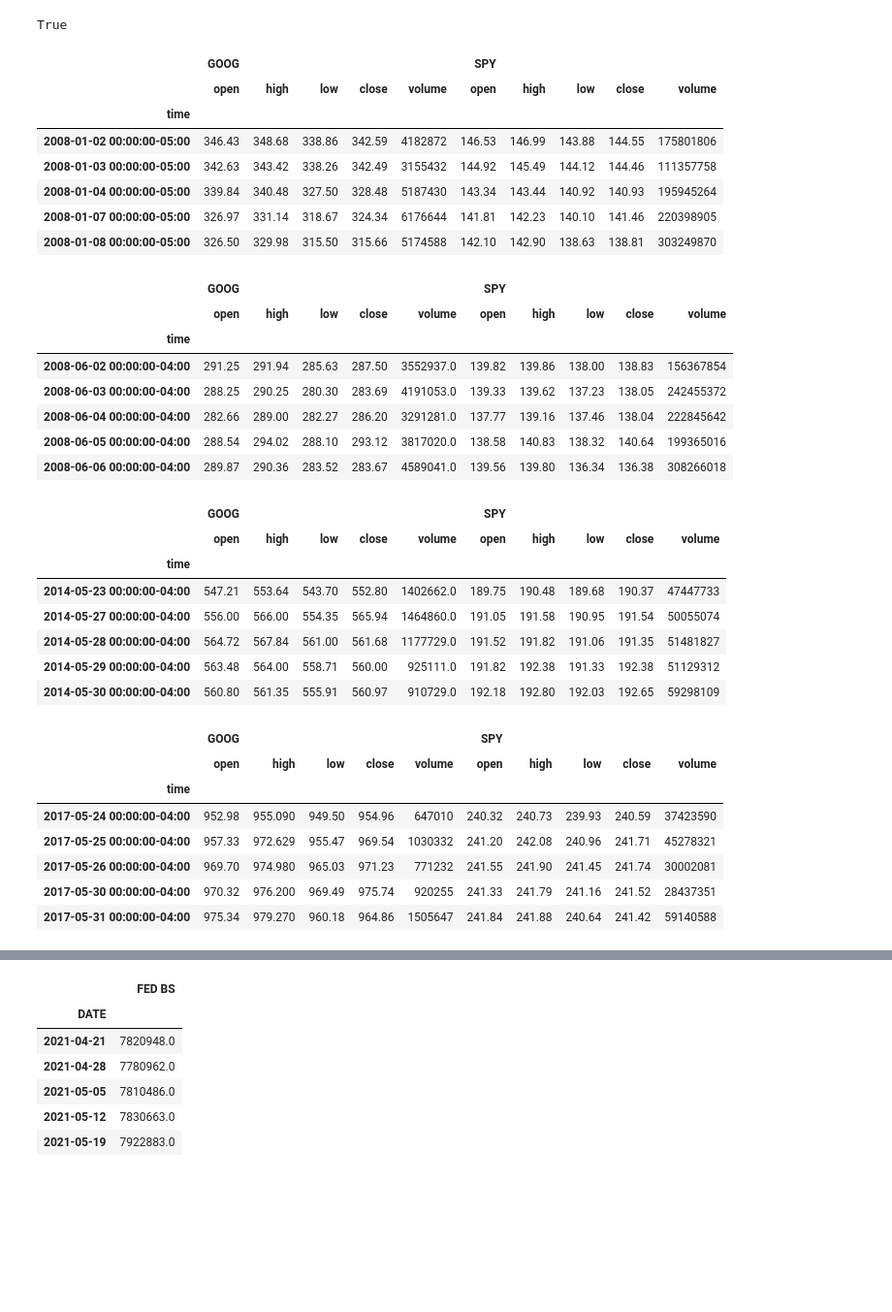
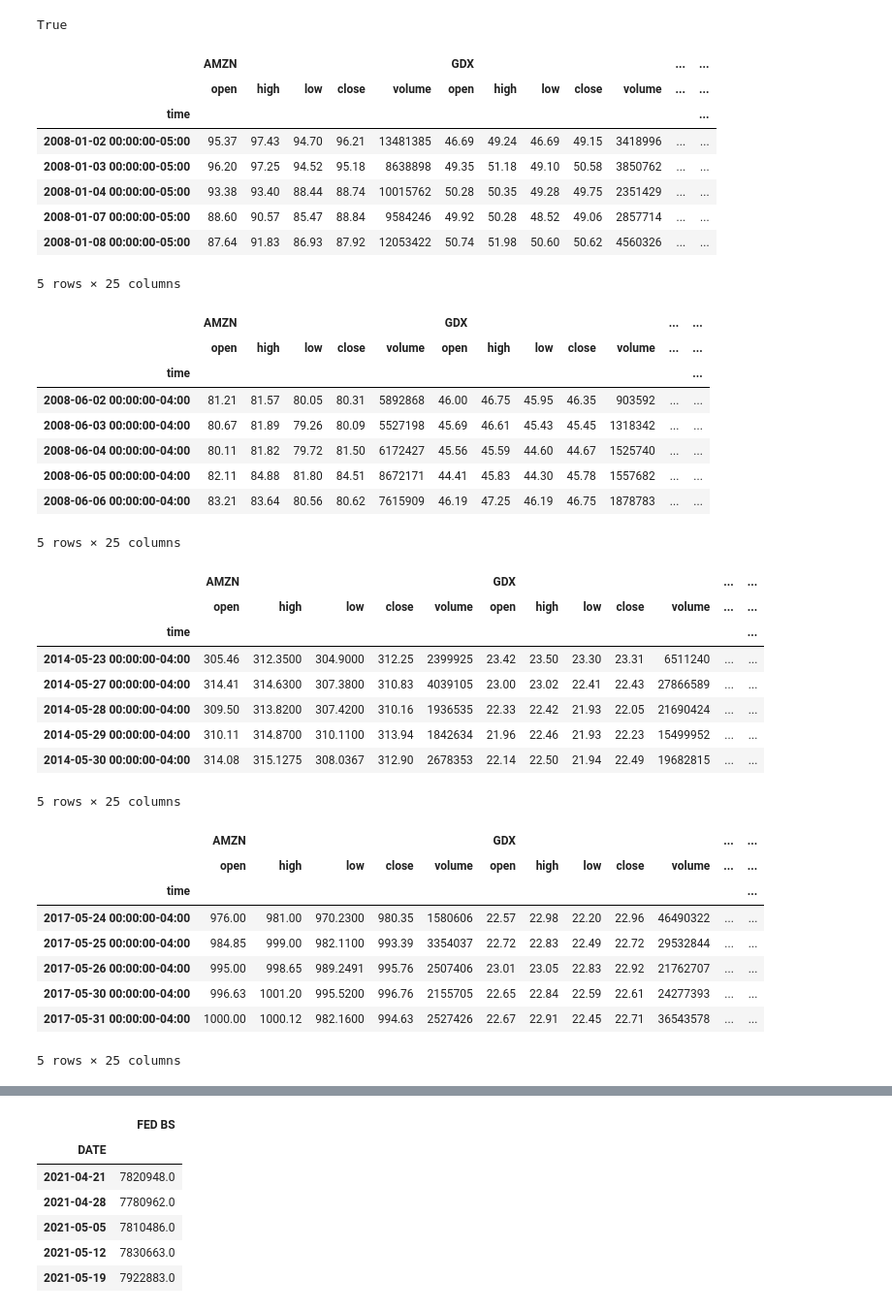
Before and after one commit to HeimmerTime/Project_1, a Jupyter notebook: Master_EDA.ipynb, the cells around one changed output, grey strips where cells are left out. Shown at 97% size. Cells and saved outputs as stored; diff of their text form; code cells hidden in the pictures; blank space fills up the shorter version.

```diff
--- a/Master_EDA.ipynb
+++ b/Master_EDA.ipynb
@@ -135,34 +150,35 @@ api = tradeapi.REST(
 # %%
 # Set timeframe to '1D'
 timeframe1 = "1D"
 
 # Set start and end datetimes between now and 3 years ago.
 start_date1 = pd.Timestamp("2007-01-01", tz="America/New_York").isoformat()
 end_date1 = pd.Timestamp("2008-05-31", tz="America/New_York").isoformat()
 
 # Set the ticker information
-tickers1 = ["SPY","GOOG"]
+tickers1 = ["SPY","GOOG","GDX", "AMZN", "MSFT"]
 
 # Get 3 year's worth of historical price data for SPY
 df_ticker1 = api.get_barset(
     tickers1,
     timeframe1,
     start=start_date1,
     end=end_date1,
     limit=1000,
 ).df
 
 # Display sample data
 df_ticker1.head()
 # %% [output]
-|  | GOOG |  |  |  |  | SPY |  |  |  |  |
-|  | open | high | low | close | volume | open | high | low | close | volume |
-| time |  |  |  |  |  |  |  |  |  |  |
-| 2008-01-02 00:00:00-05:00 | 346.43 | 348.68 | 338.86 | 342.59 | 4182872 | 146.53 | 146.99 | 143.88 | 144.55 | 175801806 |
-| 2008-01-03 00:00:00-05:00 | 342.63 | 343.42 | 338.26 | 342.49 | 3155432 | 144.92 | 145.49 | 144.12 | 144.46 | 111357758 |
-| 2008-01-04 00:00:00-05:00 | 339.84 | 340.48 | 327.50 | 328.48 | 5187430 | 143.34 | 143.44 | 140.92 | 140.93 | 195945264 |
-| 2008-01-07 00:00:00-05:00 | 326.97 | 331.14 | 318.67 | 324.34 | 6176644 | 141.81 | 142.23 | 140.10 | 141.46 | 220398905 |
-| 2008-01-08 00:00:00-05:00 | 326.50 | 329.98 | 315.50 | 315.66 | 5174588 | 142.10 | 142.90 | 138.63 | 138.81 | 303249870 |
+|  | AMZN |  |  |  |  | GDX |  |  |  |  | ... | ... |
+|  | open | high | low | close | volume | open | high | low | close | volume | ... | ... |
+| time |  |  |  |  |  |  |  |  |  |  |  | ... |
+| 2008-01-02 00:00:00-05:00 | 95.37 | 97.43 | 94.70 | 96.21 | 13481385 | 46.69 | 49.24 | 46.69 | 49.15 | 3418996 | ... | ... |
+| 2008-01-03 00:00:00-05:00 | 96.20 | 97.25 | 94.52 | 95.18 | 8638898 | 49.35 | 51.18 | 49.10 | 50.58 | 3850762 | ... | ... |
+| 2008-01-04 00:00:00-05:00 | 93.38 | 93.40 | 88.44 | 88.74 | 10015762 | 50.28 | 50.35 | 49.28 | 49.75 | 2351429 | ... | ... |
+| 2008-01-07 00:00:00-05:00 | 88.60 | 90.57 | 85.47 | 88.84 | 9584246 | 49.92 | 50.28 | 48.52 | 49.06 | 2857714 | ... | ... |
+| 2008-01-08 00:00:00-05:00 | 87.64 | 91.83 | 86.93 | 87.92 | 12053422 | 50.74 | 51.98 | 50.60 | 50.62 | 4560326 | ... | ... |
+5 rows × 25 columns
 # %%
 # Set timeframe to '1D'
 timeframe2 = "1D"
@@ -172,7 +188,7 @@ start_date2 = pd.Timestamp("2008-06-01", tz="America/New_York").isoformat()
 end_date2 = pd.Timestamp("2011-05-31", tz="America/New_York").isoformat()
 
 # Set the ticker information
-tickers2 = ["SPY","GOOG"]
+tickers2 = ["SPY","GOOG","GDX", "AMZN", "MSFT"]
 
 # Get 3 year's worth of historical price data for SPY
 df_ticker2 = api.get_barset(
@@ -186,14 +202,15 @@ df_ticker2 = api.get_barset(
 # Display sample data
 df_ticker2.head()
 # %% [output]
-|  | GOOG |  |  |  |  | SPY |  |  |  |  |
-|  | open | high | low | close | volume | open | high | low | close | volume |
-| time |  |  |  |  |  |  |  |  |  |  |
-| 2008-06-02 00:00:00-04:00 | 291.25 | 291.94 | 285.63 | 287.50 | 3552937.0 | 139.82 | 139.86 | 138.00 | 138.83 | 156367854 |
-| 2008-06-03 00:00:00-04:00 | 288.25 | 290.25 | 280.30 | 283.69 | 4191053.0 | 139.33 | 139.62 | 137.23 | 138.05 | 242455372 |
-| 2008-06-04 00:00:00-04:00 | 282.66 | 289.00 | 282.27 | 286.20 | 3291281.0 | 137.77 | 139.16 | 137.46 | 138.04 | 222845642 |
-| 2008-06-05 00:00:00-04:00 | 288.54 | 294.02 | 288.10 | 293.12 | 3817020.0 | 138.58 | 140.83 | 138.32 | 140.64 | 199365016 |
-| 2008-06-06 00:00:00-04:00 | 289.87 | 290.36 | 283.52 | 283.67 | 4589041.0 | 139.56 | 139.80 | 136.34 | 136.38 | 308266018 |
+|  | AMZN |  |  |  |  | GDX |  |  |  |  | ... | ... |
+|  | open | high | low | close | volume | open | high | low | close | volume | ... | ... |
+| time |  |  |  |  |  |  |  |  |  |  |  | ... |
+| 2008-06-02 00:00:00-04:00 | 81.21 | 81.57 | 80.05 | 80.31 | 5892868 | 46.00 | 46.75 | 45.95 | 46.35 | 903592 | ... | ... |
+| 2008-06-03 00:00:00-04:00 | 80.67 | 81.89 | 79.26 | 80.09 | 5527198 | 45.69 | 46.61 | 45.43 | 45.45 | 1318342 | ... | ... |
+| 2008-06-04 00:00:00-04:00 | 80.11 | 81.82 | 79.72 | 81.50 | 6172427 | 45.56 | 45.59 | 44.60 | 44.67 | 1525740 | ... | ... |
+| 2008-06-05 00:00:00-04:00 | 82.11 | 84.88 | 81.80 | 84.51 | 8672171 | 44.41 | 45.83 | 44.30 | 45.78 | 1557682 | ... | ... |
+| 2008-06-06 00:00:00-04:00 | 83.21 | 83.64 | 80.56 | 80.62 | 7615909 | 46.19 | 47.25 | 46.19 | 46.75 | 1878783 | ... | ... |
+5 rows × 25 columns
 # %%
 # Set timeframe to '1D'
 timeframe3 = "1D"
@@ -203,7 +220,7 @@ start_date3 = pd.Timestamp("2011-06-01", tz="America/New_York").isoformat()
 end_date3 = pd.Timestamp("2014-05-31", tz="America/New_York").isoformat()
 
 # Set the ticker information
-tickers3 = ["SPY","GOOG"]
+tickers3 = ["SPY","GOOG","GDX", "AMZN", "MSFT"]
 
 # Get 3 year's worth of historical price data for SPY
 df_ticker3 = api.get_barset(
@@ -217,14 +234,15 @@ df_ticker3 = api.get_barset(
 # Display sample data
 df_ticker3.tail()
 # %% [output]
-|  | GOOG |  |  |  |  | SPY |  |  |  |  |
-|  | open | high | low | close | volume | open | high | low | close | volume |
-| time |  |  |  |  |  |  |  |  |  |  |
-| 2014-05-23 00:00:00-04:00 | 547.21 | 553.64 | 543.70 | 552.80 | 1402662.0 | 189.75 | 190.48 | 189.68 | 190.37 | 47447733 |
-| 2014-05-27 00:00:00-04:00 | 556.00 | 566.00 | 554.35 | 565.94 | 1464860.0 | 191.05 | 191.58 | 190.95 | 191.54 | 50055074 |
-| 2014-05-28 00:00:00-04:00 | 564.72 | 567.84 | 561.00 | 561.68 | 1177729.0 | 191.52 | 191.82 | 191.06 | 191.35 | 51481827 |
-| 2014-05-29 00:00:00-04:00 | 563.48 | 564.00 | 558.71 | 560.00 | 925111.0 | 191.82 | 192.38 | 191.33 | 192.38 | 51129312 |
-| 2014-05-30 00:00:00-04:00 | 560.80 | 561.35 | 555.91 | 560.97 | 910729.0 | 192.18 | 192.80 | 192.03 | 192.65 | 59298109 |
+|  | AMZN |  |  |  |  | GDX |  |  |  |  | ... | ... |
+|  | open | high | low | close | volume | open | high | low | close | volume | ... | ... |
+| time |  |  |  |  |  |  |  |  |  |  |  | ... |
+| 2014-05-23 00:00:00-04:00 | 305.46 | 312.3500 | 304.9000 | 312.25 | 2399925 | 23.42 | 23.50 | 23.30 | 23.31 | 6511240 | ... | ... |
+| 2014-05-27 00:00:00-04:00 | 314.41 | 314.6300 | 307.3800 | 310.83 | 4039105 | 23.00 | 23.02 | 22.41 | 22.43 | 27866589 | ... | ... |
+| 2014-05-28 00:00:00-04:00 | 309.50 | 313.8200 | 307.4200 | 310.16 | 1936535 | 22.33 | 22.42 | 21.93 | 22.05 | 21690424 | ... | ... |
+| 2014-05-29 00:00:00-04:00 | 310.11 | 314.8700 | 310.1100 | 313.94 | 1842634 | 21.96 | 22.46 | 21.93 | 22.23 | 15499952 | ... | ... |
+| 2014-05-30 00:00:00-04:00 | 314.08 | 315.1275 | 308.0367 | 312.90 | 2678353 | 22.14 | 22.50 | 21.94 | 22.49 | 19682815 | ... | ... |
+5 rows × 25 columns
 # %%
 # Set timeframe to '1D'
 timeframe4 = "1D"
@@ -234,7 +252,7 @@ start_date4 = pd.Timestamp("2014-06-01", tz="America/New_York").isoformat()
 end_date4 = pd.Timestamp("2017-05-31", tz="America/New_York").isoformat()
 
 # Set the ticker information
-tickers4 = ["SPY","GOOG"]
+tickers4 = ["SPY","GOOG","GDX", "AMZN", "MSFT"]
 
 # Get 3 year's worth of historical price data for SPY
 df_ticker4 = api.get_barset(
@@ -248,14 +266,15 @@ df_ticker4 = api.get_barset(
 # Display sample data
 df_ticker4.tail()
 # %% [output]
-|  | GOOG |  |  |  |  | SPY |  |  |  |  |
-|  | open | high | low | close | volume | open | high | low | close | volume |
-| time |  |  |  |  |  |  |  |  |  |  |
-| 2017-05-24 00:00:00-04:00 | 952.98 | 955.090 | 949.50 | 954.96 | 647010 | 240.32 | 240.73 | 239.93 | 240.59 | 37423590 |
-| 2017-05-25 00:00:00-04:00 | 957.33 | 972.629 | 955.47 | 969.54 | 1030332 | 241.20 | 242.08 | 240.96 | 241.71 | 45278321 |
-| 2017-05-26 00:00:00-04:00 | 969.70 | 974.980 | 965.03 | 971.23 | 771232 | 241.55 | 241.90 | 241.45 | 241.74 | 30002081 |
-| 2017-05-30 00:00:00-04:00 | 970.32 | 976.200 | 969.49 | 975.74 | 920255 | 241.33 | 241.79 | 241.16 | 241.52 | 28437351 |
-| 2017-05-31 00:00:00-04:00 | 975.34 | 979.270 | 960.18 | 964.86 | 1505647 | 241.84 | 241.88 | 240.64 | 241.42 | 59140588 |
+|  | AMZN |  |  |  |  | GDX |  |  |  |  | ... | ... |
+|  | open | high | low | close | volume | open | high | low | close | volume | ... | ... |
+| time |  |  |  |  |  |  |  |  |  |  |  | ... |
+| 2017-05-24 00:00:00-04:00 | 976.00 | 981.00 | 970.2300 | 980.35 | 1580606 | 22.57 | 22.98 | 22.20 | 22.96 | 46490322 | ... | ... |
+| 2017-05-25 00:00:00-04:00 | 984.85 | 999.00 | 982.1100 | 993.39 | 3354037 | 22.72 | 22.83 | 22.49 | 22.72 | 29532844 | ... | ... |
+| 2017-05-26 00:00:00-04:00 | 995.00 | 998.65 | 989.2491 | 995.76 | 2507406 | 23.01 | 23.05 | 22.83 | 22.92 | 21762707 | ... | ... |
+| 2017-05-30 00:00:00-04:00 | 996.63 | 1001.20 | 995.5200 | 996.76 | 2155705 | 22.65 | 22.84 | 22.59 | 22.61 | 24277393 | ... | ... |
+| 2017-05-31 00:00:00-04:00 | 1000.00 | 1000.12 | 982.1600 | 994.63 | 2527426 | 22.67 | 22.91 | 22.45 | 22.71 | 36543578 | ... | ... |
+5 rows × 25 columns
 # %%
 # Set timeframe to '1D'
 timeframe5 = "1D"
```
Also changed, not shown: parts of 34 cells of this notebook, 5 other files.
